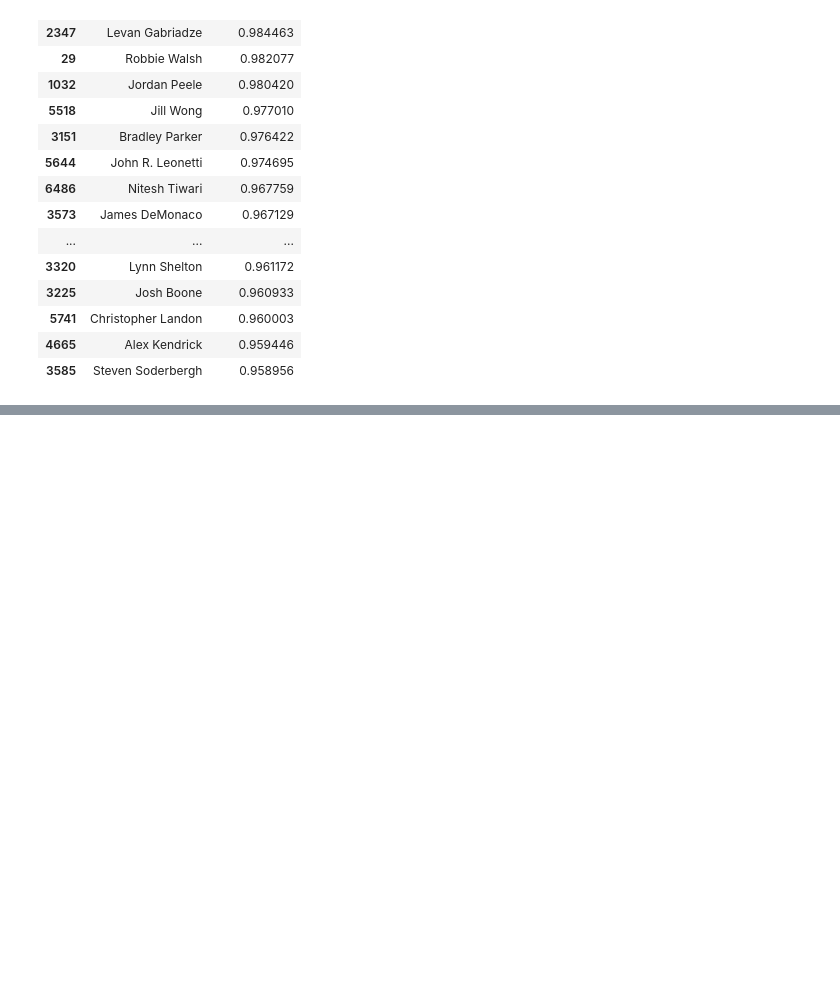
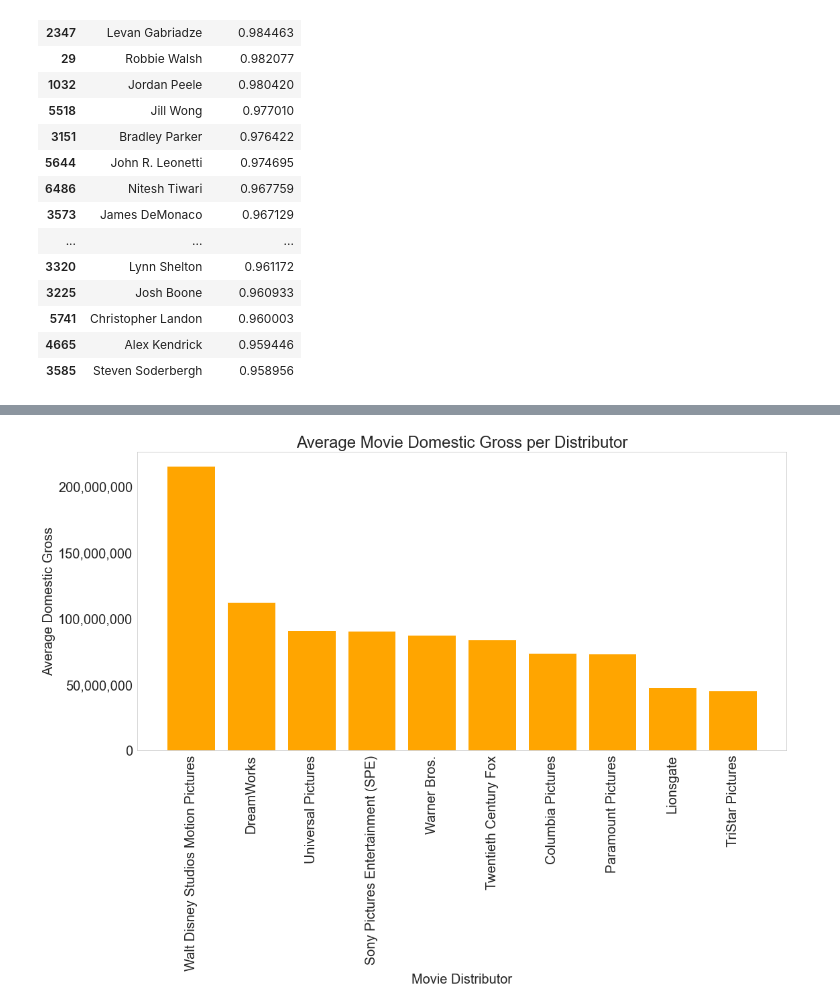
Before and after one commit to pedrov718/box_office_project, a Jupyter notebook: phase1_project.ipynb, the cells around one changed output, grey strips where cells are left out. Cells and saved outputs as stored; diff of their text form; code cells hidden in the pictures; blank space fills up the shorter version.

```diff
--- a/phase1_project.ipynb
+++ b/phase1_project.ipynb
@@ -572,0 +543,3 @@ plt.show();
+# %%
+movies.drop(columns = ["domestic_gross"], inplace = True)
+movies.rename(columns={"Gross": "domestic_gross"}, inplace= True)
@@ -572,0 +583,20 @@ plt.show();
+# %%
+domestic_gross_per_dist = movies.groupby("Distributor")["domestic_gross"].mean().sort_values(ascending = False)[:10]
+top_10_dist = domestic_gross_per_dist.keys()
+# %%
+fig, ax = plt.subplots(figsize=(16,12))
+
+# sets up bar plot
+ax.bar(domestic_gross_per_dist.keys(), domestic_gross_per_dist, color = "orange")
+ax.set_xlabel('Movie Distributor')
+ax.set_ylabel("Average Domestic Gross")
+ax.set_title('Average Movie Domestic Gross per Distributor')
+ax.set_xticklabels(domestic_gross_per_dist.keys(), rotation=90)
+ax.get_yaxis().set_major_formatter(
+    matplotlib.ticker.FuncFormatter(lambda x, p: format(int(x), ',')))
+plt.rcParams.update({'font.size': 20})
+plt.grid()
+plt.tight_layout()
+plt.show();
+# %% [output]
+[figure, added]
```
Also changed, not shown: parts of 8 cells of this notebook.
